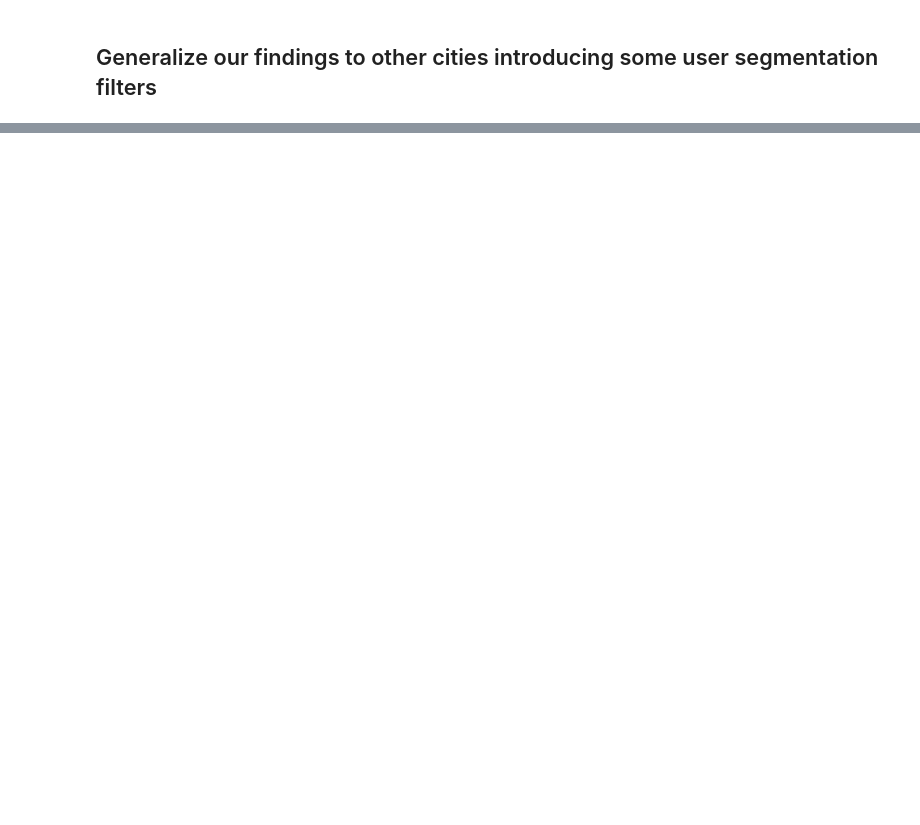
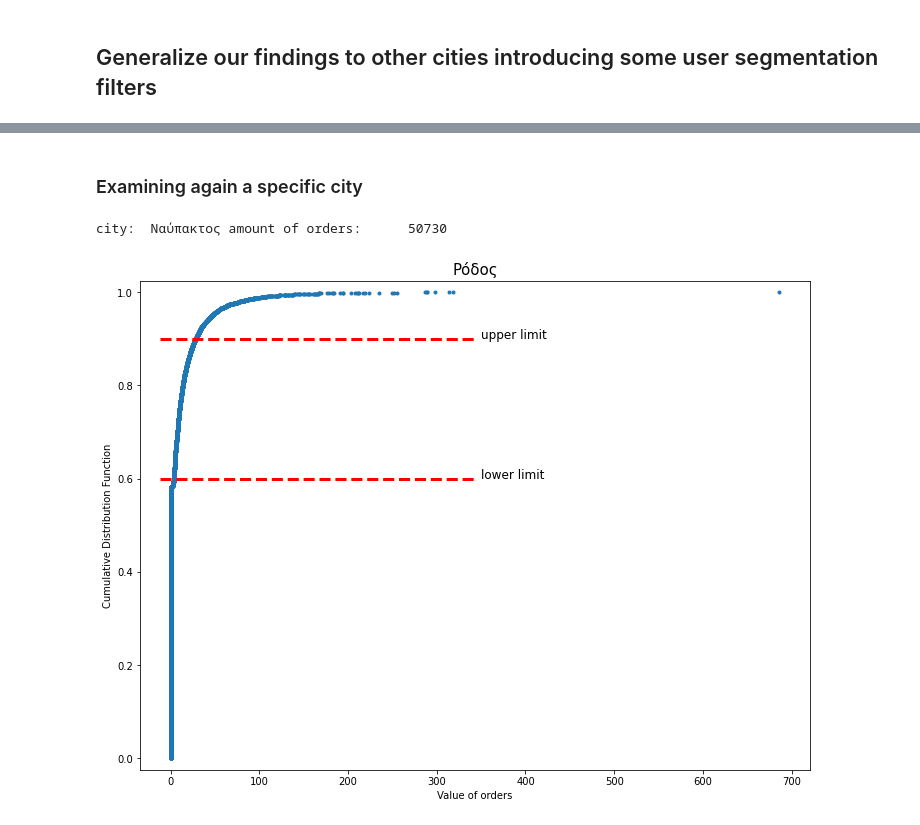
Before and after one commit to terry07/MarketAnalysis_test, a Jupyter notebook: Analyze Users/Segment_users.ipynb, the cells around one changed output, grey strips where cells are left out. Drawn from its saved outputs; the diff is of its cells as text; code cells hidden in the pictures; blank space fills up the shorter version.

```diff
--- a/Analyze Users/Segment_users.ipynb
+++ b/Analyze Users/Segment_users.ipynb
@@ -309,3 +261,63 @@ Selected users:         58 out of         250
+# %% [markdown]
+### Examining again a specific city
+# %%
+def cdf(data):
+    """Compute CDF for a one-dimensional
+        array of real values"""
+
+    # Number of data points
+    n = len(data)
+
+    # x-data for the CDF
+    x = np.sort(data)
+
+    # y-data for the ECDF
+    y = np.arange(1, n+1) / n
+
+    return x, y
+# %%
+w = df_q1[df_q1.city == "Ρόδος"]
+
+print('city: %10s amount of orders: %10d ' %(city_name, w.shape[0]))
+
+customer_spending_per_city = w.pivot_table(index=["user_id"],
+                    columns='cuisine',
+                    values='amount',
+                    aggfunc=[len, np.sum])
+
+# fill na with 0
+customer_spending_per_city=customer_spending_per_city.fillna(0)
+
+q = customer_spending_per_city.loc[:, idx['sum','Breakfast']]
+
+plt.figure(figsize=(12, 9))
+
+x,y = cdf(q)
+plt.plot(x, y, marker='.', linestyle='none')
+
+
+# Label the axes
+plt.xlabel('Value of orders')
+plt.ylabel('Cumulative Distribution Function')
+
+plt.axhline(y=0.90,color='red', linewidth=3, ls='--', xmin=0.03, xmax=0.5)
+plt.axhline(y=0.60,color='red', linewidth=3, ls='--', xmin=0.03, xmax=0.5)
+
+
+
+plt.text(350, 0.90, 'upper limit', fontsize=12)  # Add text at position
+plt.text(350, 0.60, 'lower limit', fontsize=12)  # Add text at position
+
+plt.ylim(-0.025, 1.025)
+plt.title("Ρόδος", fontsize=15)
+
+# Display the plot
+plt.margins(0.05)  # keep data off plot edges
+
+plt.show()
+# %% [output]
+city:  Ναύπακτος amount of orders:      50730
+[figure, added]
 # %%
 # create some plots for the first 3 cities - uncomment the break in case that all the plots are needed
 for i, city_name in enumerate(cities1000):
```
Also changed, not shown: parts of 18 cells of this notebook.
